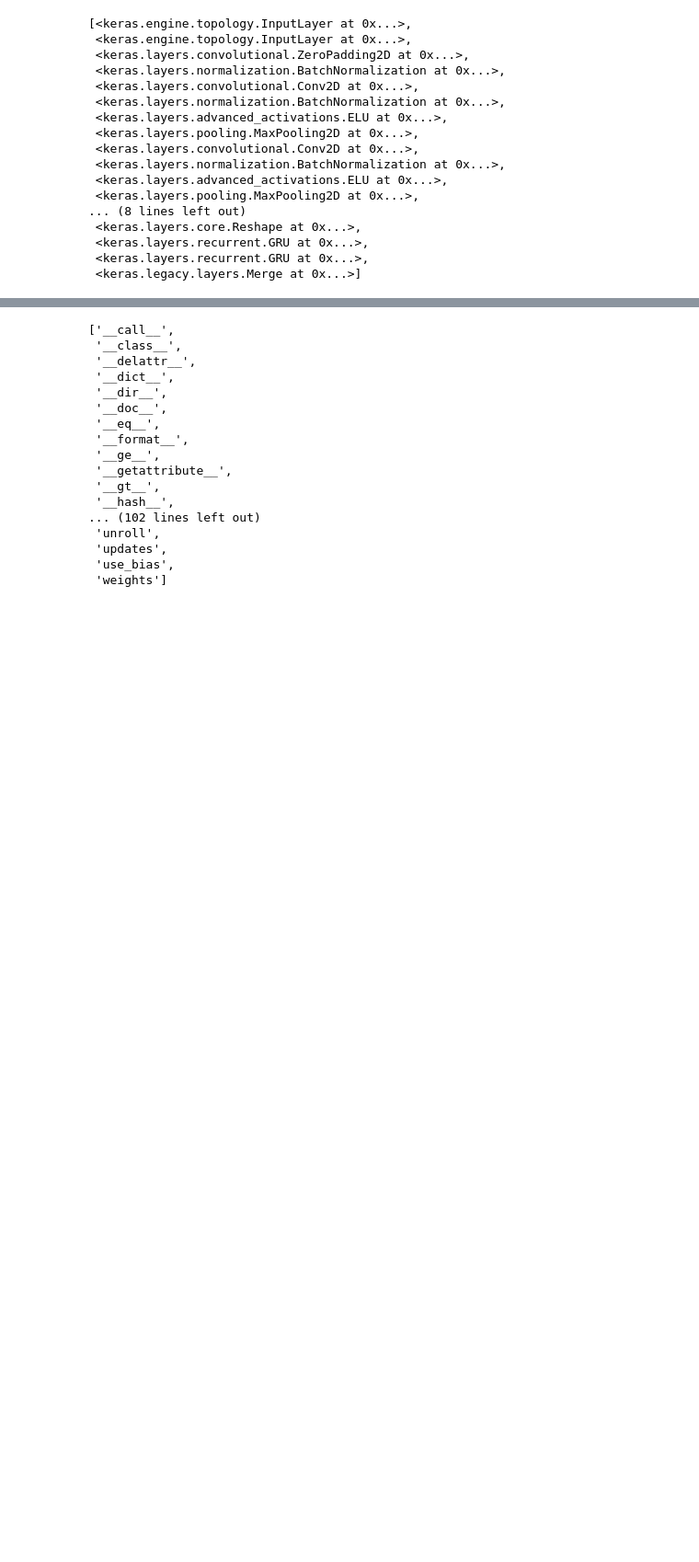
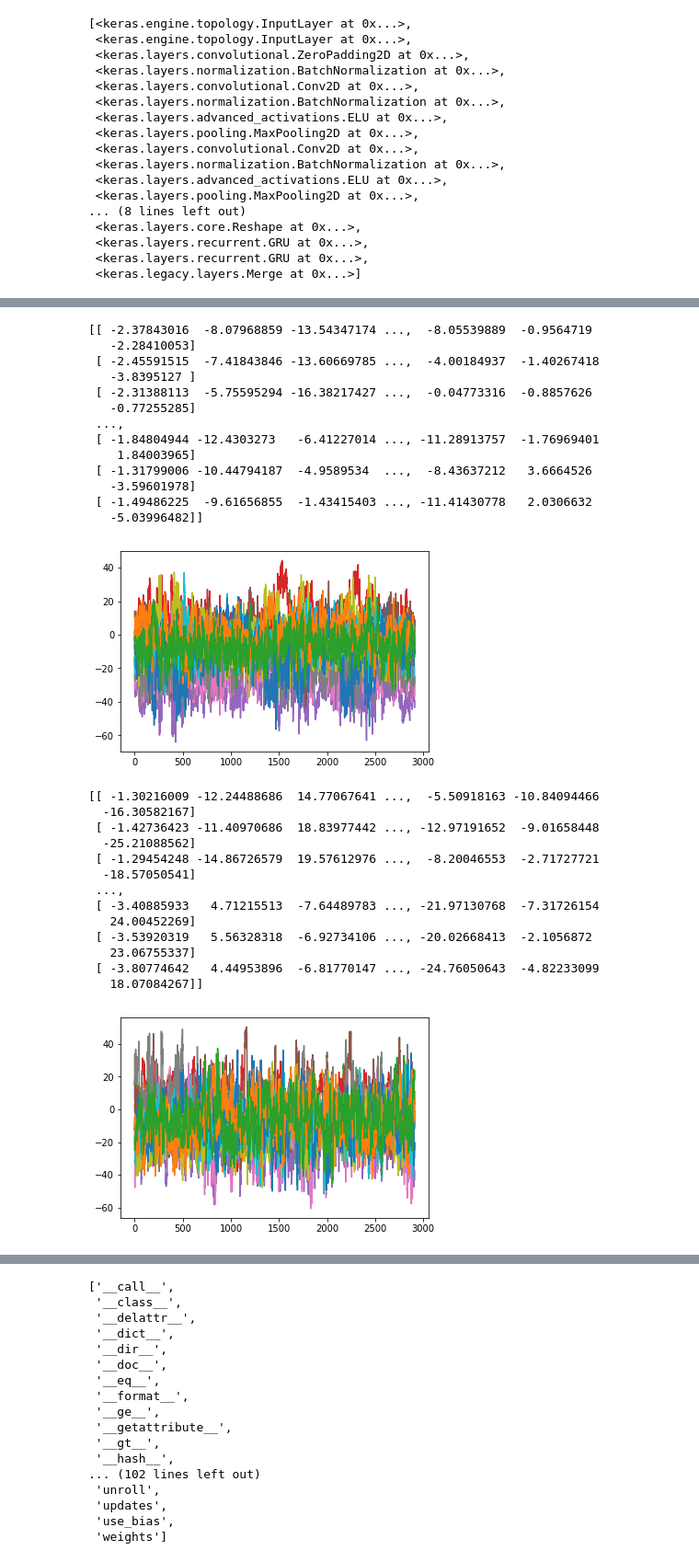
Before and after one commit to lihenryhfl/song2vec, a Jupyter notebook: Train.ipynb, the cells around one changed output, grey strips where cells are left out. Shown at 92% size. Saved outputs shown, nothing was run; the diff lists cells and outputs as text; code cells hidden in the pictures; blank space fills up the shorter version.

```diff
--- a/Train.ipynb
+++ b/Train.ipynb
@@ -398,4 +453,35 @@ def preprocess_input(audio_path, dim_ordering='default'):
     elif dim_ordering == 'tf':
         x = np.expand_dims(x, axis=3)
     return x
+# %%
+from python_speech_features import mfcc
+import scipy.io.wavfile as wav
+import matplotlib.pyplot as plt
+import librosa
+
+def getMfcc(audio_path):
+    SR = 12000
+    SR = 12000
+    N_FFT = 512
+    N_MELS = 96
+    HOP_LEN = 256
+    DURA = 29.12
+    #(rate,sig) = wav.read("AudioFile.wav")
+    src, sr = librosa.load(audio_path, sr=SR)
+    n_sample = src.shape[0]
+    n_sample_wanted = int(DURA * SR)
+
+    # trim the signal at the center
+    if n_sample < n_sample_wanted:  # if too short
+        src = np.hstack((src, np.zeros((int(DURA * SR) - n_sample,))))
+    elif n_sample > n_sample_wanted:  # if too long
+        src = src[int((n_sample - n_sample_wanted) / 2):
+                  int((n_sample + n_sample_wanted) / 2)]
+    #mfcc_feat = mfcc(sig,rate)
+    mfcc_feat = mfcc(src,samplerate=sr,)
+
+    print(mfcc_feat)
+    plt.plot(mfcc_feat)
+    plt.show()
+    return mfcc_feat
 # %%
@@ -470,0 +602,38 @@ for x, y in generate_samples(pairs_train, 4):
+# %%
+rand_num = random.randint(0,len(pairs)-1)
+x_1, x_2, y = pairs[rand_num]
+audio_path1 = '/mnt/kahuna/MSD_audio/' + msd_to_info[x_1][0]
+audio_path2 = '/mnt/kahuna/MSD_audio/' + msd_to_info[x_2][0]
+m11 = getMfcc(audio_path1)
+m12 = getMfcc(audio_path2)
+m21 = preprocess_input(audio_path1)
+m22 = preprocess_input(audio_path2)
+# %% [output]
+[[ -2.37843016  -8.07968859 -13.54347174 ...,  -8.05539889  -0.9564719
+   -2.28410053]
+ [ -2.45591515  -7.41843846 -13.60669785 ...,  -4.00184937  -1.40267418
+   -3.8395127 ]
+ [ -2.31388113  -5.75595294 -16.38217427 ...,  -0.04773316  -0.8857626
+   -0.77255285]
+ ...,
+ [ -1.84804944 -12.4303273   -6.41227014 ..., -11.28913757  -1.76969401
+    1.84003965]
+ [ -1.31799006 -10.44794187  -4.9589534  ...,  -8.43637212   3.6664526
+   -3.59601978]
+ [ -1.49486225  -9.61656855  -1.43415403 ..., -11.41430778   2.0306632
+   -5.03996482]]
+[figure, added]
+[[ -1.30216009 -12.24488686  14.77067641 ...,  -5.50918163 -10.84094466
+  -16.30582167]
+ [ -1.42736423 -11.40970686  18.83977442 ..., -12.97191652  -9.01658448
+  -25.21088562]
+ [ -1.29454248 -14.86726579  19.57612976 ...,  -8.20046553  -2.71727721
+  -18.57050541]
+ ...,
+ [ -3.40885933   4.71215513  -7.64489783 ..., -21.97130768  -7.31726154
+   24.00452269]
+ [ -3.53920319   5.56328318  -6.92734106 ..., -20.02668413  -2.1056872
+   23.06755337]
+ [ -3.80774642   4.44953896  -6.81770147 ..., -24.76050643  -4.82233099
+   18.07084267]]
+[figure, added]
```
Also changed, not shown: parts of 25 cells of this notebook, 5 other files.
